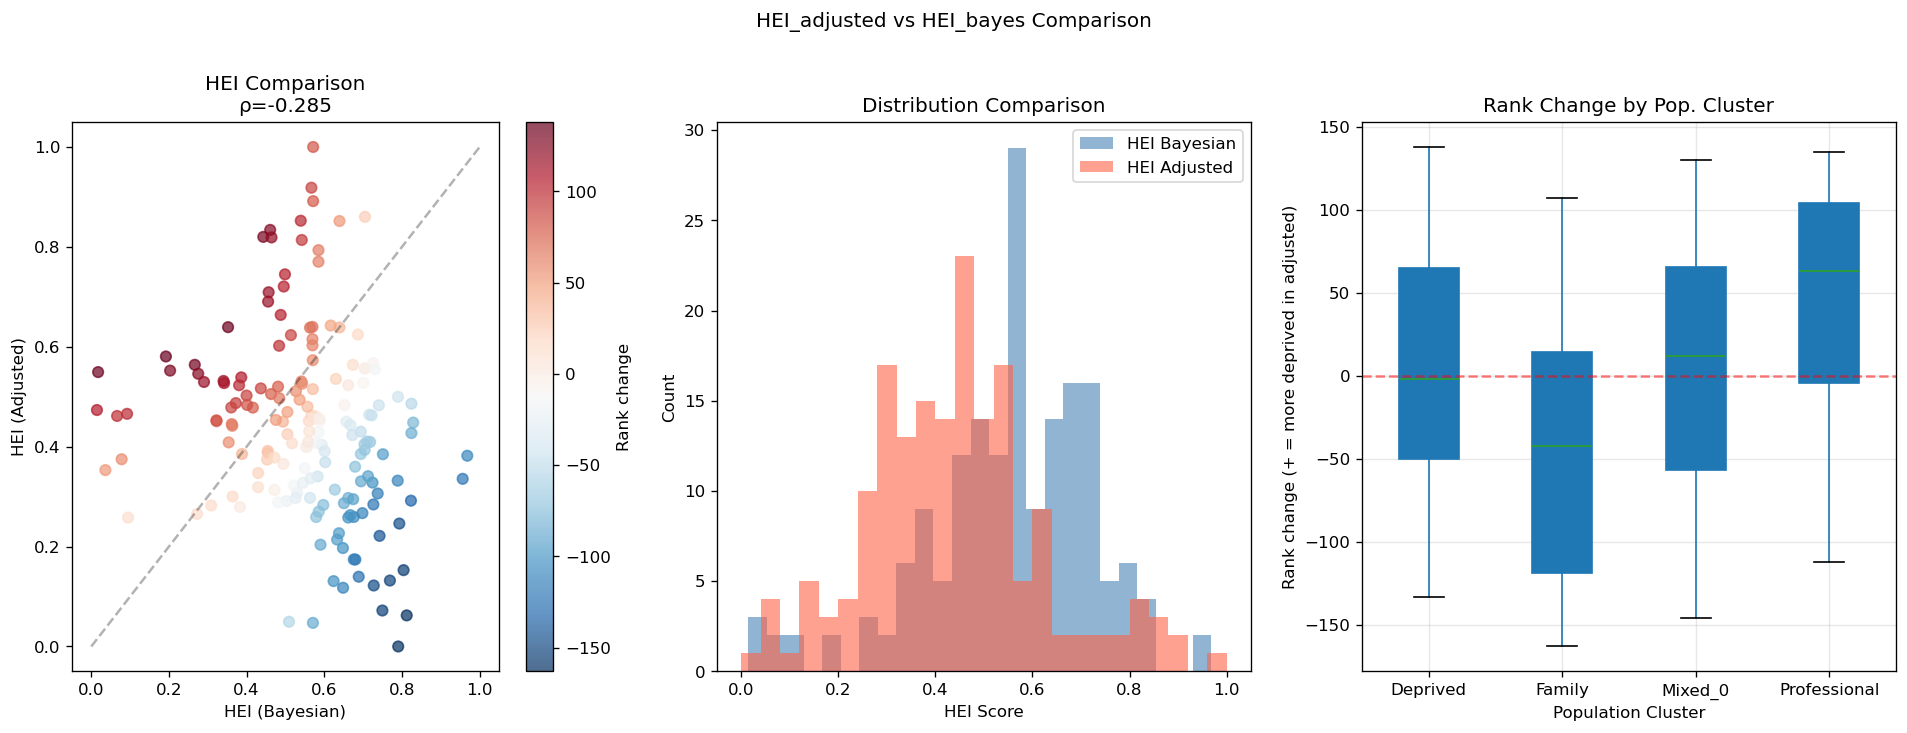
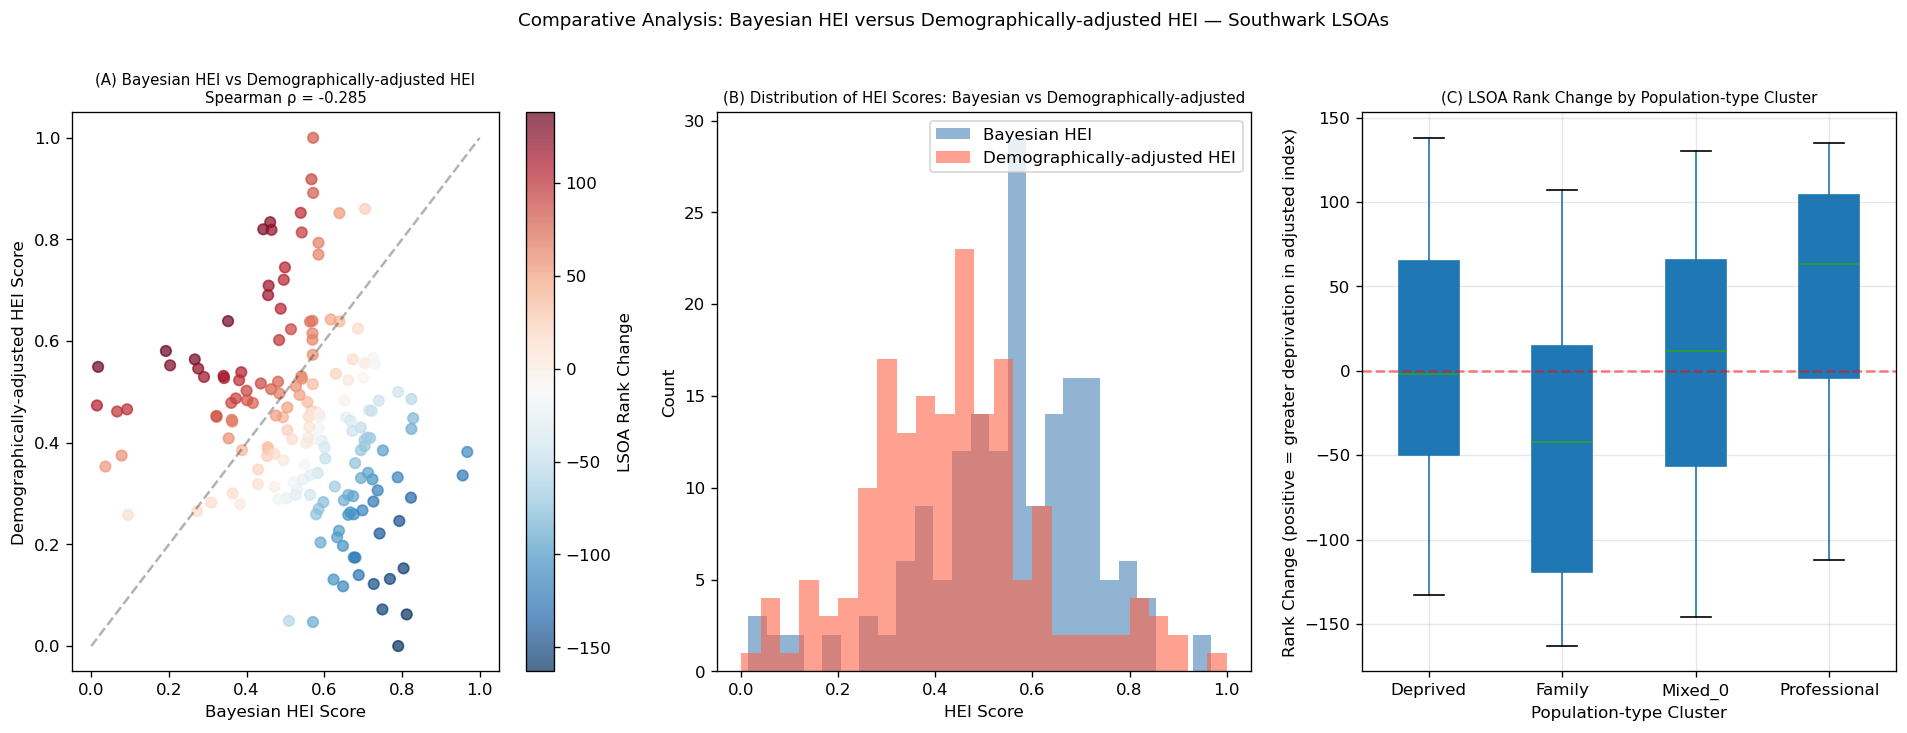
The notebook cell's code change between the first figure and the second:
--- before
+++ after
@@ -6,15 +6,15 @@
 sc = ax.scatter(master['HEI_bayes'], master['HEI_adjusted'],
                 c=master['rank_change'], cmap='RdBu_r', alpha=0.7, s=40)
-plt.colorbar(sc, ax=ax, label='Rank change')
+plt.colorbar(sc, ax=ax, label='LSOA Rank Change')
 ax.plot([0, 1], [0, 1], 'k--', alpha=0.3)
-ax.set_xlabel('HEI (Bayesian)'); ax.set_ylabel('HEI (Adjusted)')
-ax.set_title(f'HEI Comparison\nρ={rho_compare:.3f}')
+ax.set_xlabel('Bayesian HEI Score'); ax.set_ylabel('Demographically-adjusted HEI Score')
+ax.set_title(f'(A) Bayesian HEI vs Demographically-adjusted HEI\nSpearman ρ = {rho_compare:.3f}', fontsize=9)
 
 # Distribution comparison
 ax = axes[1]
-ax.hist(master['HEI_bayes'], bins=25, alpha=0.6, color='steelblue', label='HEI Bayesian')
-ax.hist(master['HEI_adjusted'], bins=25, alpha=0.6, color='tomato', label='HEI Adjusted')
+ax.hist(master['HEI_bayes'], bins=25, alpha=0.6, color='steelblue', label='Bayesian HEI')
+ax.hist(master['HEI_adjusted'], bins=25, alpha=0.6, color='tomato', label='Demographically-adjusted HEI')
 ax.set_xlabel('HEI Score'); ax.set_ylabel('Count')
-ax.set_title('Distribution Comparison')
+ax.set_title('(B) Distribution of HEI Scores: Bayesian vs Demographically-adjusted', fontsize=9)
 ax.legend()
 
@@ -23,11 +23,11 @@
 master.boxplot(column='rank_change', by='pop_label', ax=ax,
                patch_artist=True, return_type='dict')
-ax.set_title('Rank Change by Pop. Cluster')
-ax.set_xlabel('Population Cluster'); ax.set_ylabel('Rank change (+ = more deprived in adjusted)')
+ax.set_title('(C) LSOA Rank Change by Population-type Cluster', fontsize=9)
+ax.set_xlabel('Population-type Cluster'); ax.set_ylabel('Rank Change (positive = greater deprivation in adjusted index)')
 ax.axhline(0, color='red', linestyle='--', alpha=0.5)
 plt.suptitle('')
 ax.grid(alpha=0.3)
 
-plt.suptitle('HEI_adjusted vs HEI_bayes Comparison', fontsize=12, y=1.01)
+plt.suptitle('Comparative Analysis: Bayesian HEI versus Demographically-adjusted HEI — Southwark LSOAs', fontsize=11, y=1.01)
 plt.tight_layout()
 plt.savefig(os.path.join(FIG_DIR, 'hei_adjusted_comparison.png'), dpi=150, bbox_inches='tight')

Commit: 04: change k=4 to k=5; 05: fix Mixed_N cluster label with Hungarian assignment